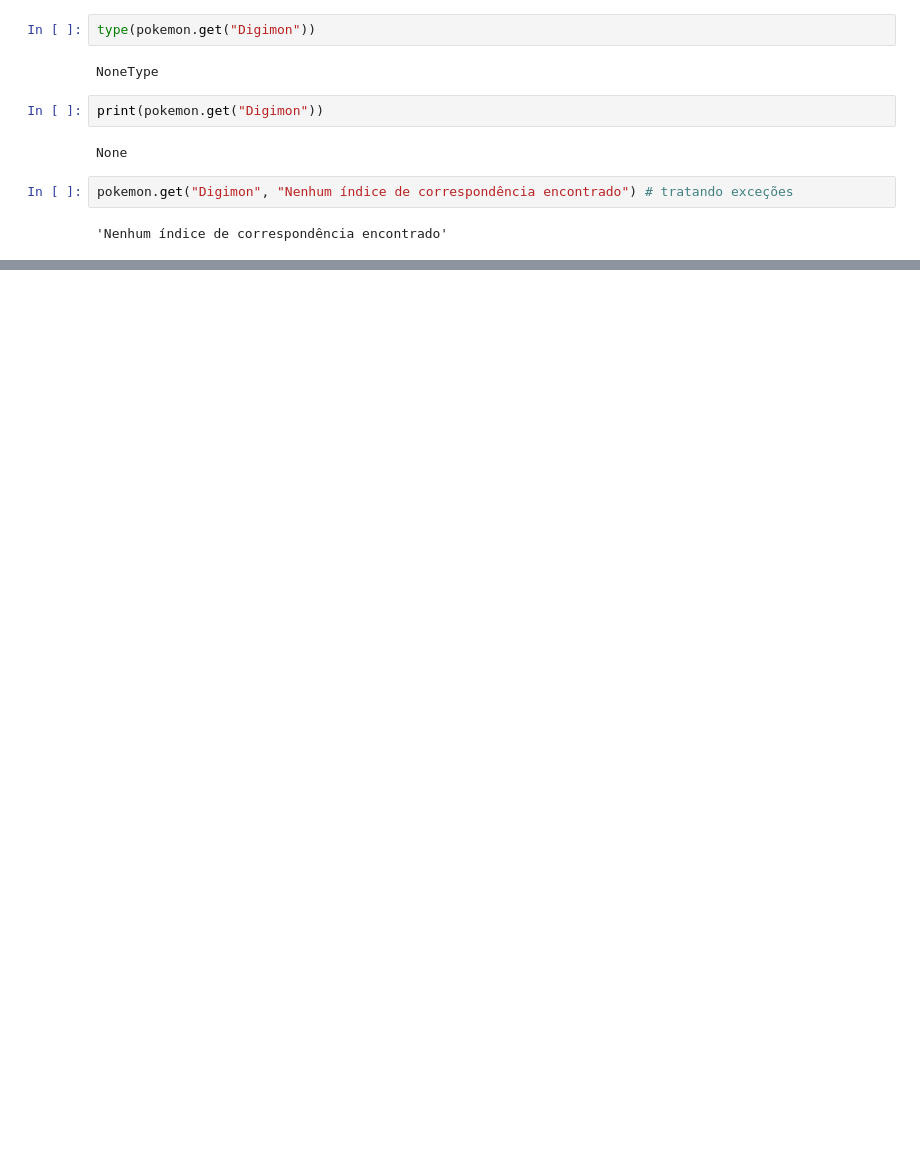
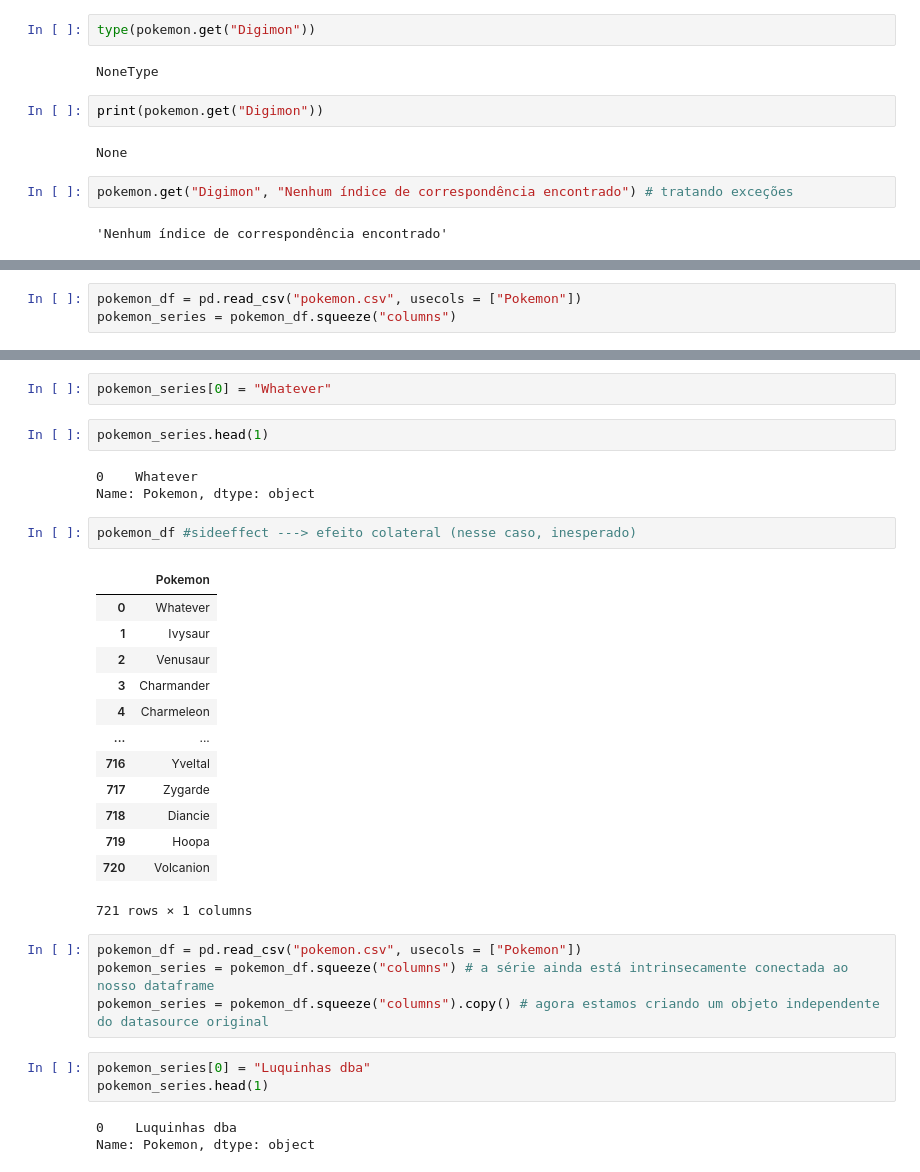
Before and after one commit to lukemariano/-I-love-pandas, a Jupyter notebook: pandas/Series.ipynb, the cells around one changed output, grey strips where cells are left out. Drawn from its saved outputs; the diff is of its cells as text; blank space fills up the shorter version.

Commit message:
método copy para preservar a datasource original

```diff
--- a/pandas/Series.ipynb
+++ b/pandas/Series.ipynb
@@ -779,0 +888,3 @@ pokemon.get("Digimon", "Nenhum índice de correspondência encontrado") # tratan
+# %%
+pokemon_df = pd.read_csv("pokemon.csv", usecols = ["Pokemon"])
+pokemon_series = pokemon_df.squeeze("columns")
@@ -779,0 +906,33 @@ pokemon.get("Digimon", "Nenhum índice de correspondência encontrado") # tratan
+# %%
+pokemon_series[0] = "Whatever"
+# %%
+pokemon_series.head(1)
+# %% [output]
+0    Whatever
+Name: Pokemon, dtype: object
+# %%
+pokemon_df #sideeffect ---> efeito colateral (nesse caso, inesperado)
+# %% [output]
+|  | Pokemon |
+| 0 | Whatever |
+| 1 | Ivysaur |
+| 2 | Venusaur |
+| 3 | Charmander |
+| 4 | Charmeleon |
+| ... | ... |
+| 716 | Yveltal |
+| 717 | Zygarde |
+| 718 | Diancie |
+| 719 | Hoopa |
+| 720 | Volcanion |
+721 rows × 1 columns
+# %%
+pokemon_df = pd.read_csv("pokemon.csv", usecols = ["Pokemon"])
+pokemon_series = pokemon_df.squeeze("columns") # a série ainda está intrinsecamente conectada ao nosso dataframe
+pokemon_series = pokemon_df.squeeze("columns").copy() # agora estamos criando um objeto independente do datasource original
+# %%
+pokemon_series[0] = "Luquinhas dba"
+pokemon_series.head(1)
+# %% [output]
+0    Luquinhas dba
+Name: Pokemon, dtype: object
```
Also changed, not shown: parts of 23 cells of this notebook.
